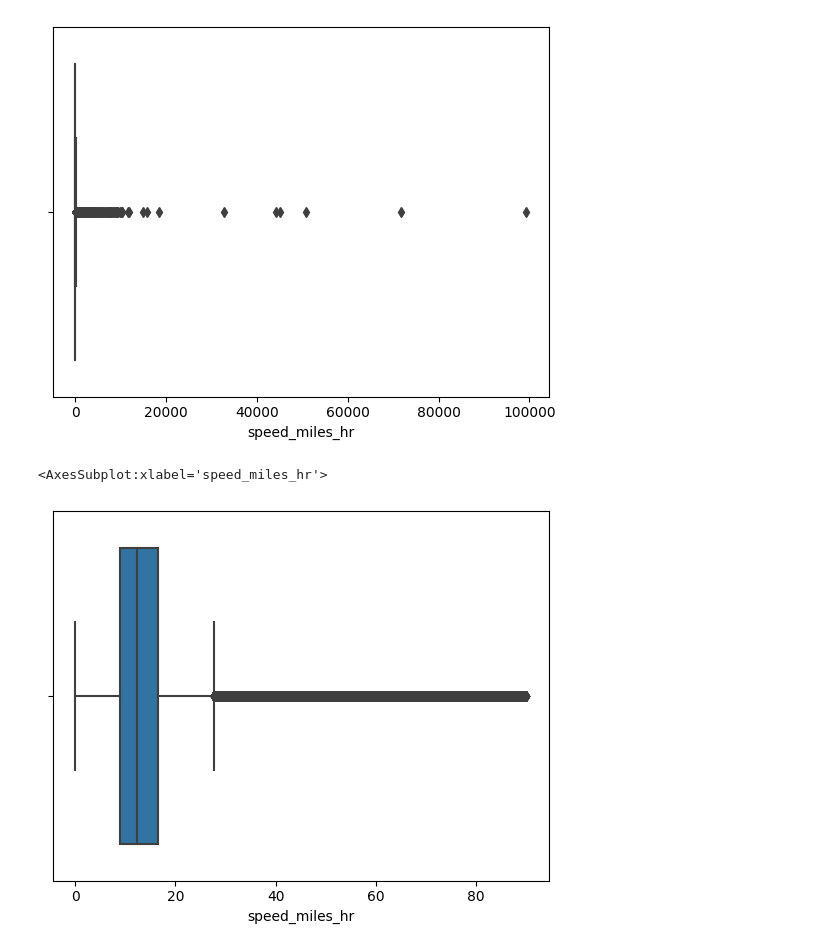
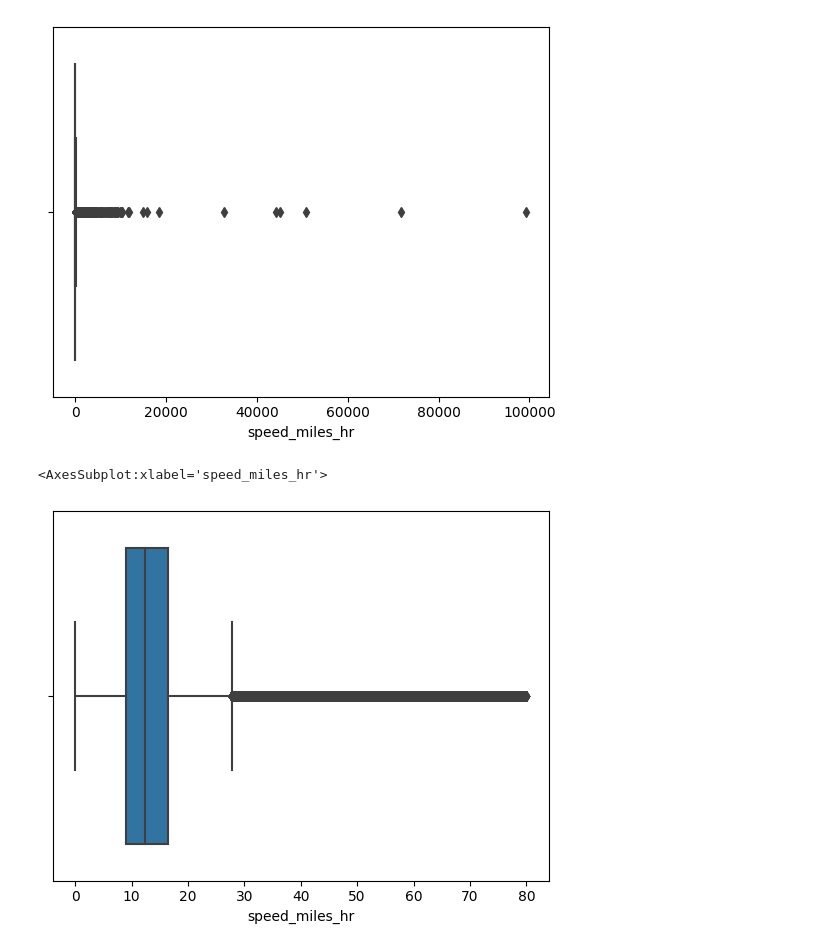
Before and after one commit to Shivam-Miglani/cab_data_analysis, a Jupyter notebook: notebooks/01_CO2_reduction.ipynb, the cells around one changed output. Saved outputs shown, nothing was run; the diff lists cells and outputs as text; code cells hidden in the pictures.

```diff
--- a/notebooks/01_CO2_reduction.ipynb
+++ b/notebooks/01_CO2_reduction.ipynb
@@ -43,7 +43,9 @@ def haversine(lat1, lng1, lat2, lng2, avg_earth_radius=6371):
 def read_cabs_data(data_folder):
     """reads all txt files from a folder,
     changes column names and dtypes,
-    and concats them into a one big dataframe"""
+    and concats them into a one big dataframe
+    Also adds Haversine distance.
+    """
     file_generator = Path(data_folder).glob("*.txt")
     cabs_data = []
     for file in file_generator:
@@ -60,6 +62,8 @@ def read_cabs_data(data_folder):
                 df.lat.shift(), df.lng.shift(), df.loc[1:, "lat"], df.loc[1:, "lng"]
             )
         )
+        df["haver_dist_miles"] = df.haver_dist_miles.fillna(0)
+
         cabs_data.append(df)
 
     # concatenate all data into one df
@@ -69,7 +73,7 @@ def read_cabs_data(data_folder):
 
 
 cabs_df = read_cabs_data("../data/raw_data/cabspottingdata")
-cabs_df.sample(5)
+cabs_df.head()
 # %% [output]
 data shape: (11220058, 6)
 |  | lat | lng | occupancy | datetime | cab_id | haver_dist_miles |
@@ -81,6 +85,3 @@ data shape: (11220058, 6)
-# %%
-# fill missing values of dist with 0
-cabs_df.haver_dist_miles = cabs_df.haver_dist_miles.fillna(0)
 # %%
 cabs_df.haver_dist_miles.describe()
 # %% [output]
@@ -215,11 +218,8 @@ We see unusually large durations in trips e.g, 19 days. Thus, also removing rows
 - Assumption: while removing zero rows, we also remove close to zero rows pertaining to GPS error
 - https://en.wikipedia.org/wiki/Error_analysis_for_the_Global_Positioning_System
 # %%
-# aggregate data on trip level and find duration of trips
-
-
 def agg_trips(cabs_df):
-    """aggregates cab data on trip level, and adds a column for trip duration"""
+    """aggregates cab data on trip level, and adds a column for trip duration and car speed"""
 
     # remove zero rows
     # https://en.wikipedia.org/wiki/Error_analysis_for_the_Global_Positioning_System
@@ -296,10 +296,10 @@ sns.boxplot(x="speed_miles_hr", hue="occupancy", data=trip_df)
 # %%
 # Removing obvious outliers
 # max speed of a car in mph 253.81 mph (Bugatti Veyron EB) -- taxi's should be less than this
-# considering speed limits - 70mph. let's consider overspeeding drivers and take up to 90 mph.
+# considering speed limits - 70mph. let's consider overspeeding drivers and take up to 80 mph.
 # considering lower speed limit -- for car to substantially move --> 0.03 miles ~ 50 meters
-trip_df = trip_df.loc[(trip_df.speed_miles_hr <= 90) & (trip_df.speed_miles_hr >= 0.03)]
+trip_df = trip_df.loc[(trip_df.speed_miles_hr <= 80) & (trip_df.speed_miles_hr >= 0.03)]
 sns.boxplot(x="speed_miles_hr", hue="occupancy", data=trip_df)
 # %% [output]
 <AxesSubplot:xlabel='speed_miles_hr'>
-[figure, old version]
+[figure, new version]
```
Also changed, not shown: parts of 28 cells of this notebook.
